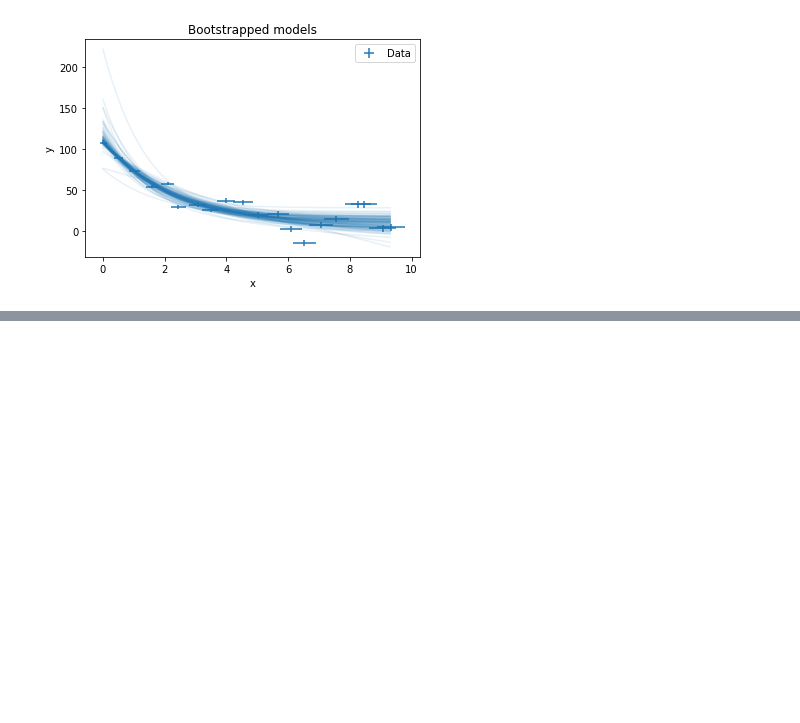
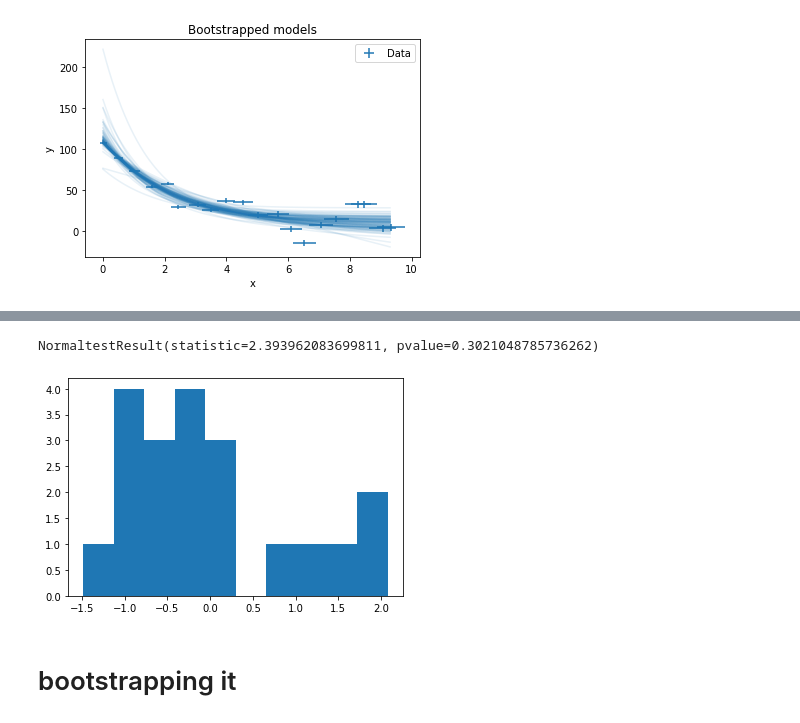
Before and after one commit to Ma-Fi-94/ODR, a Jupyter notebook: test.ipynb, the cells around one changed output, grey strips where cells are left out. Saved outputs shown, nothing was run; the diff lists cells and outputs as text; code cells hidden in the pictures; blank space fills up the shorter version.

```diff
--- a/test.ipynb
+++ b/test.ipynb
@@ -115,0 +164,13 @@ plt.legend()
+# %%
+# Normalised Residuals
+r = y - polynomial(fit2.beta, x)
+r = r - np.mean(r)
+r = r/np.std(r)
+plt.hist(r)
+
+print(sp.stats.normaltest(r))
+# %% [output]
+NormaltestResult(statistic=2.393962083699811, pvalue=0.3021048785736262)
+[figure, added]
+# %% [markdown]
+# bootstrapping it
```
Also changed, not shown: parts of 11 cells of this notebook.
